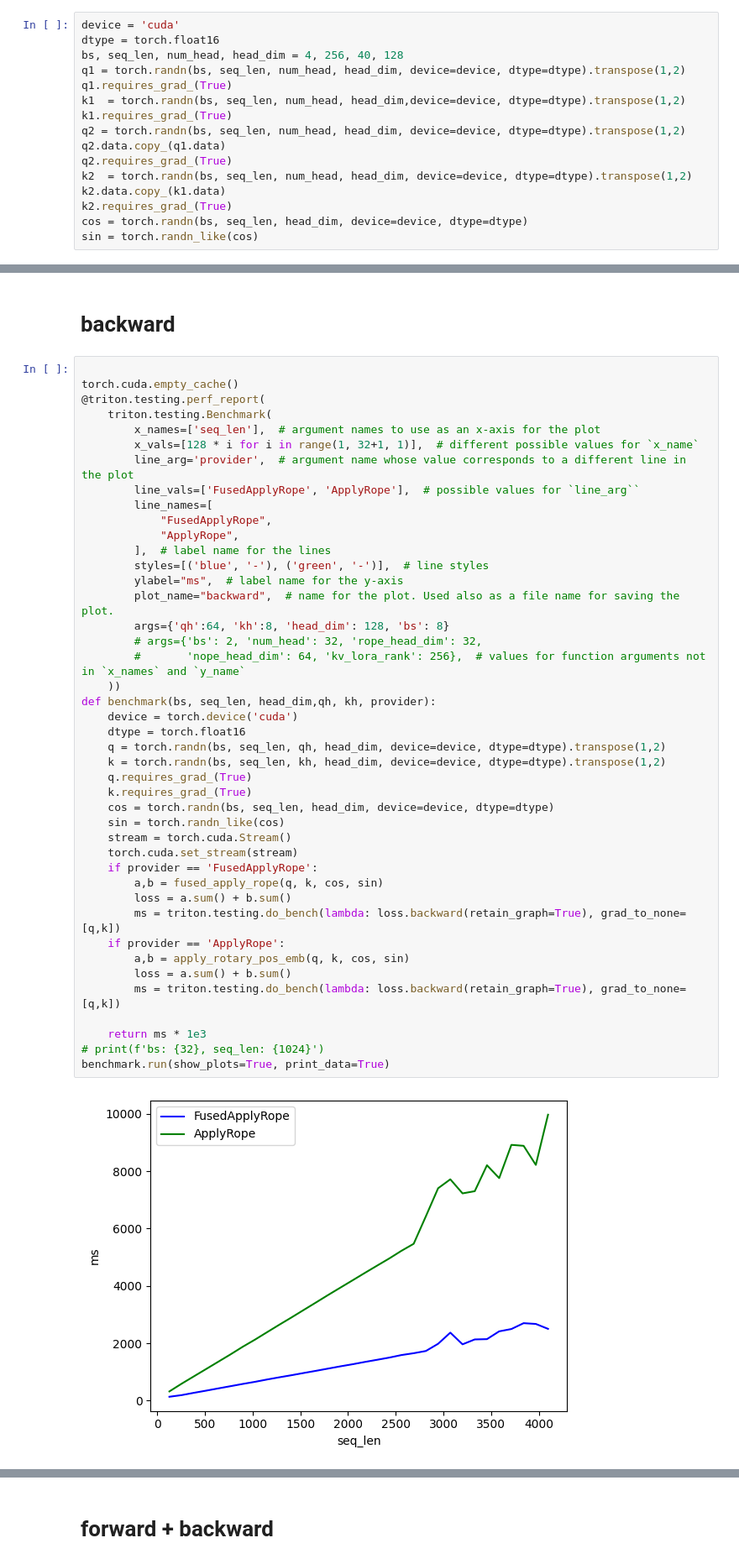
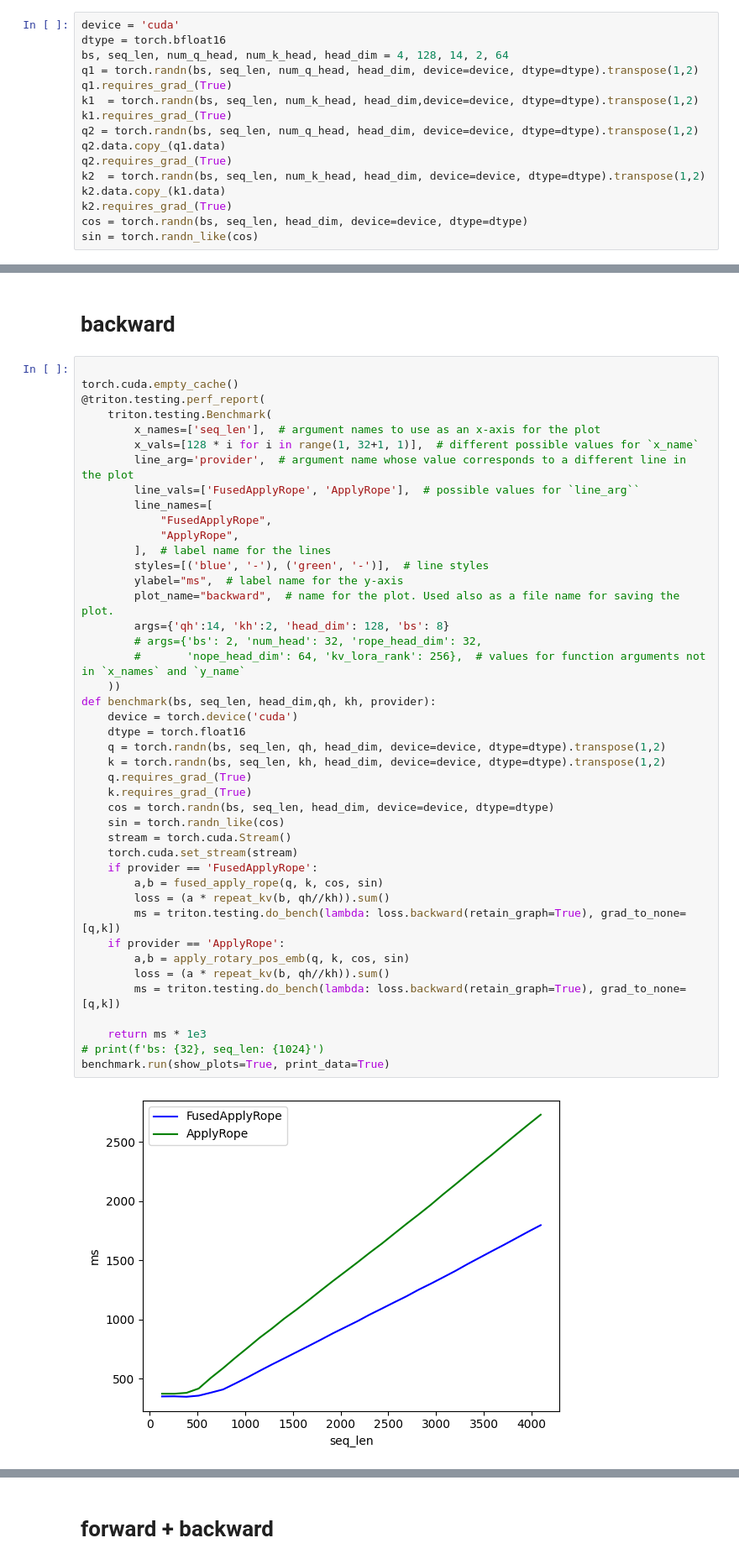
Before and after one commit to mdy666/mdy_triton, a Jupyter notebook: fused_apply_rope.ipynb, the cells around one changed output, grey strips where cells are left out. Shown: that part at 84% size. Cells and saved outputs as stored; diff of their text form.

```diff
--- a/fused_apply_rope.ipynb
+++ b/fused_apply_rope.ipynb
@@ -141,16 +741,16 @@ fused_apply_rope = _FusedApplyRope.apply
 # 精度测试
 # %%
 device = 'cuda'
-dtype = torch.float16
-bs, seq_len, num_head, head_dim = 4, 256, 40, 128
-q1 = torch.randn(bs, seq_len, num_head, head_dim, device=device, dtype=dtype).transpose(1,2)
+dtype = torch.bfloat16
+bs, seq_len, num_q_head, num_k_head, head_dim = 4, 128, 14, 2, 64
+q1 = torch.randn(bs, seq_len, num_q_head, head_dim, device=device, dtype=dtype).transpose(1,2)
 q1.requires_grad_(True)
-k1  = torch.randn(bs, seq_len, num_head, head_dim,device=device, dtype=dtype).transpose(1,2)
+k1  = torch.randn(bs, seq_len, num_k_head, head_dim,device=device, dtype=dtype).transpose(1,2)
 k1.requires_grad_(True)
-q2 = torch.randn(bs, seq_len, num_head, head_dim, device=device, dtype=dtype).transpose(1,2)
+q2 = torch.randn(bs, seq_len, num_q_head, head_dim, device=device, dtype=dtype).transpose(1,2)
 q2.data.copy_(q1.data)
 q2.requires_grad_(True)
-k2  = torch.randn(bs, seq_len, num_head, head_dim, device=device, dtype=dtype).transpose(1,2)
+k2  = torch.randn(bs, seq_len, num_k_head, head_dim, device=device, dtype=dtype).transpose(1,2)
 k2.data.copy_(k1.data)
 k2.requires_grad_(True)
 cos = torch.randn(bs, seq_len, head_dim, device=device, dtype=dtype)
@@ -248,36 +870,36 @@ torch.cuda.empty_cache()
             "ApplyRope",
         ],  # label name for the lines
         styles=[('blue', '-'), ('green', '-')],  # line styles
         ylabel="ms",  # label name for the y-axis
         plot_name="backward",  # name for the plot. Used also as a file name for saving the plot.
-        args={'qh':64, 'kh':8, 'head_dim': 128, 'bs': 8}
+        args={'qh':14, 'kh':2, 'head_dim': 128, 'bs': 8}
         # args={'bs': 2, 'num_head': 32, 'rope_head_dim': 32,
         #       'nope_head_dim': 64, 'kv_lora_rank': 256},  # values for function arguments not in `x_names` and `y_name`
     ))
 def benchmark(bs, seq_len, head_dim,qh, kh, provider):
     device = torch.device('cuda')
     dtype = torch.float16
     q = torch.randn(bs, seq_len, qh, head_dim, device=device, dtype=dtype).transpose(1,2)
     k = torch.randn(bs, seq_len, kh, head_dim, device=device, dtype=dtype).transpose(1,2)
     q.requires_grad_(True)
     k.requires_grad_(True)
     cos = torch.randn(bs, seq_len, head_dim, device=device, dtype=dtype)
     sin = torch.randn_like(cos)
     stream = torch.cuda.Stream()
     torch.cuda.set_stream(stream)
     if provider == 'FusedApplyRope':
         a,b = fused_apply_rope(q, k, cos, sin)
-        loss = a.sum() + b.sum()
+        loss = (a * repeat_kv(b, qh//kh)).sum()
         ms = triton.testing.do_bench(lambda: loss.backward(retain_graph=True), grad_to_none=[q,k])
     if provider == 'ApplyRope':
         a,b = apply_rotary_pos_emb(q, k, cos, sin)
-        loss = a.sum() + b.sum()
+        loss = (a * repeat_kv(b, qh//kh)).sum()
         ms = triton.testing.do_bench(lambda: loss.backward(retain_graph=True), grad_to_none=[q,k])
 
     return ms * 1e3
 # print(f'bs: {32}, seq_len: {1024}')
 benchmark.run(show_plots=True, print_data=True)
 # %% [output]
-[figure, old version]
+[figure, new version]
 backward:
     seq_len  FusedApplyRope    ApplyRope
```
Also changed, not shown: parts of 16 cells of this notebook, 28 other files.
